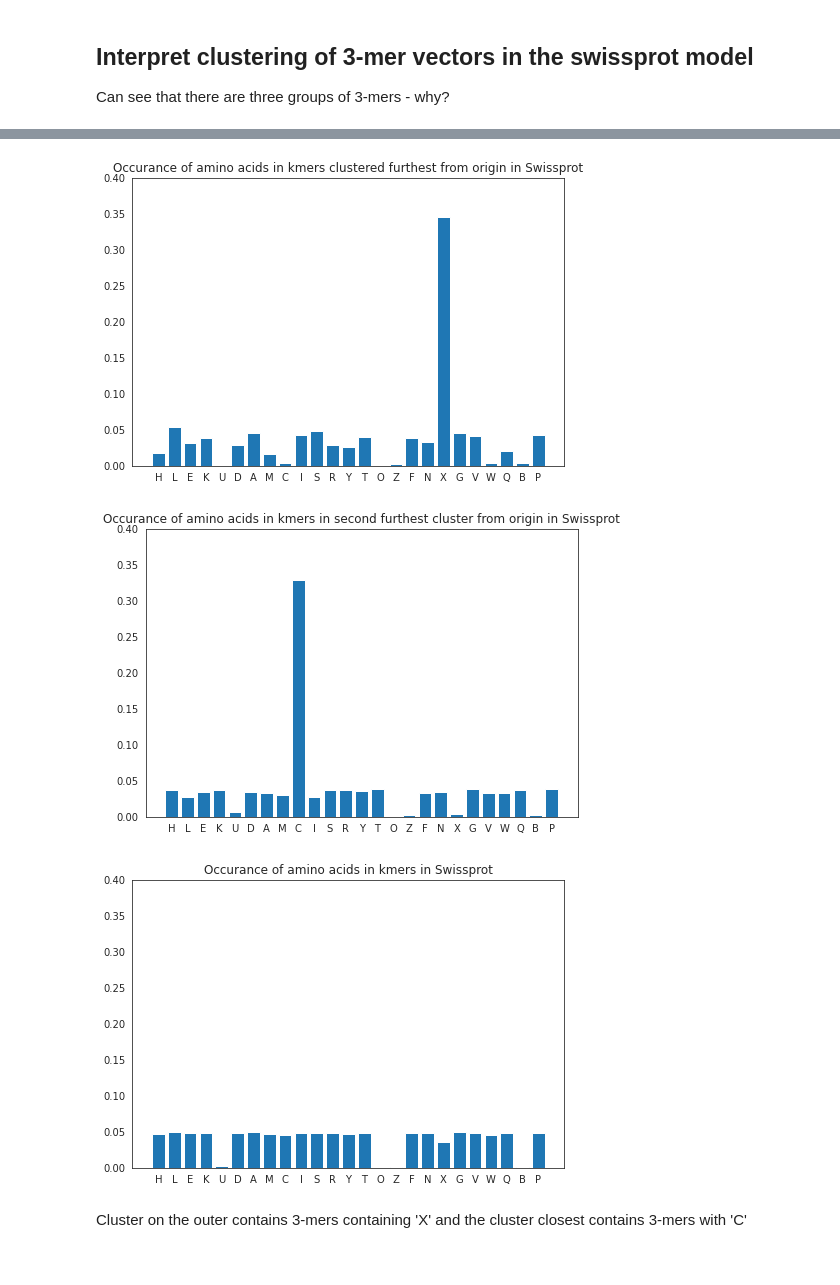
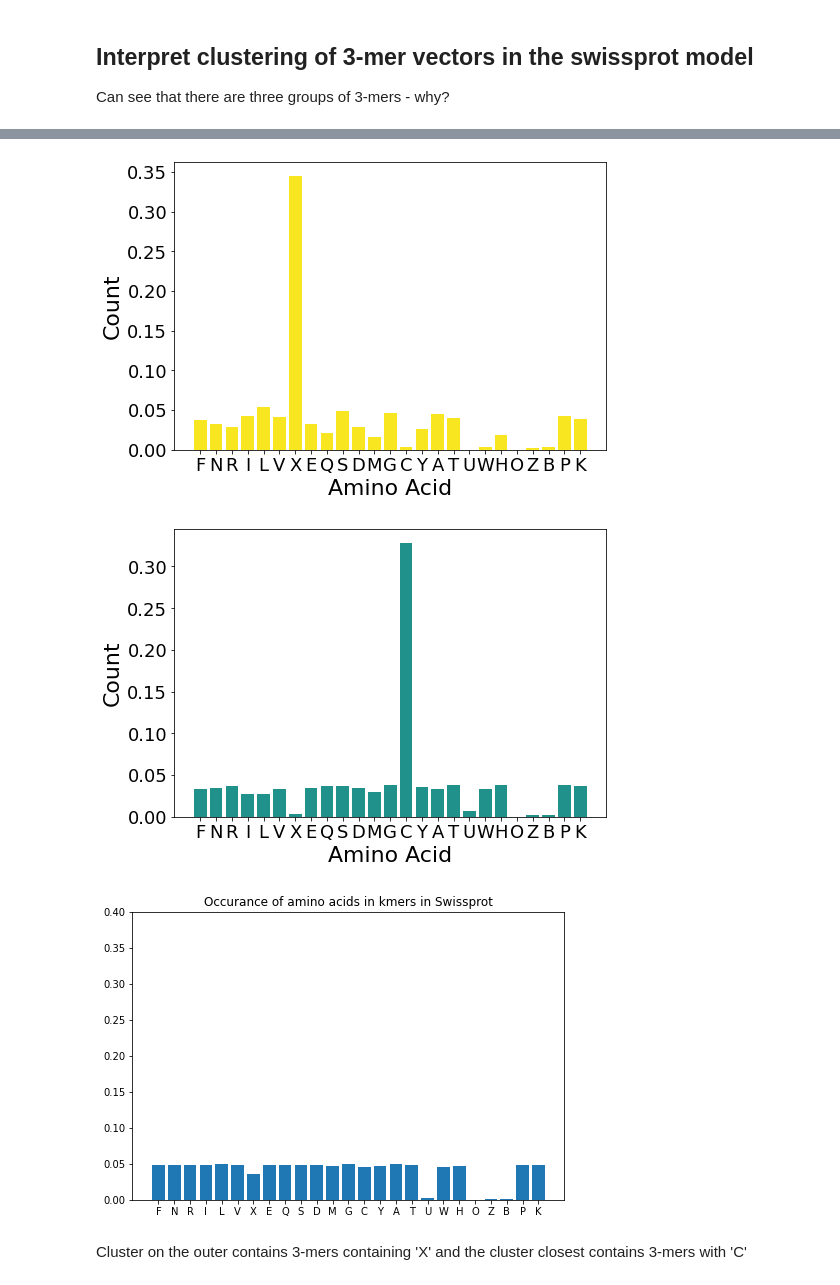
Before and after one commit to susiegriggo/ProtvecBacterialProteins, a Jupyter notebook: notebooks/3-mer_vectors/model_3mers.ipynb, the cells around one changed output, grey strips where cells are left out. Saved outputs shown, nothing was run; the diff lists cells and outputs as text; code cells hidden in the pictures.

```diff
--- a/notebooks/3-mer_vectors/model_3mers.ipynb
+++ b/notebooks/3-mer_vectors/model_3mers.ipynb
@@ -202,6 +202,44 @@ def dict_kmers(alphabet, kmers):
 
     return kmer_aa_dict
 # %%
+def dict_kmers(alphabet, kmers):
+    """Make a dictionary of the amino acids and which kmers they occur in"""
+
+    #make a list of the amino acid occurances
+    alpha_occurances = []
+
+    #iterate through the amino acids
+    for a in alphabet:
+
+        alpha_list = []
+
+        for kmer in kmers:
+            if a in kmer:
+                alpha_list.append(kmer)
+
+        alpha_occurances.append(alpha_list)
+
+    #make into a dictionary
+    kmer_aa_dict = dict(zip(alphabet, alpha_occurances))
+
+    return kmer_aa_dict
+
+#get the color info
+cmap = plt.cm.get_cmap('viridis')
+mid = cmap(0.5)
+start = cmap(0)
+end = cmap(0.99)
+
+#get the occurances of each amino acid in the cluster furthest from the centre
+alphabet = [a for a in list(set(list(''.join(swissprot_kmers)))) if a.isupper()]
+#drop the letters which do not occur in the data
+alphabet.remove('U')
+alphabet.remove('X')
+alphabet.remove('Z')
+alphabet.remove('B')
+alphabet.remove('O')
+alphabet = sorted(alphabet)
+
 #sort the cluster distances
 swissprot_clusters, swissprot_pred = kmeans_info(swissprot_vec, 3)
 swissprot_sorted_clusterdist = np.sort(swissprot_clusters['Distance_from_zero'])[::-1]
@@ -223,42 +261,47 @@ ymax = 0.4
 
 #get the occurances of each amino acid in the cluster furthest from the centre
 alphabet = [a for a in list(set(list(''.join(swissprot_kmers)))) if a.isupper()]
 swissprot_1dist_aa = dict_kmers(alphabet,swissprot_1dist_kmers)
 swissprot_1dist_occurances = [len(swissprot_1dist_aa.get(aa)) for aa in alphabet]
 #normalise by the number of kmers in the cluster
 swissprot_1dist_occurances = swissprot_1dist_occurances/np.sum(swissprot_1dist_occurances)
 fig = plt.figure()
 ax = fig.add_axes([0,0,1,1])
-ax.bar(alphabet,swissprot_1dist_occurances)
-ax.set_ylim([0,ymax])
-ax.set_title('Occurance of amino acids in kmers clustered furthest from origin in Swissprot')
+ax.bar(alphabet,swissprot_1dist_occurances, color = end)
+#ax.set_ylim([0,ymax])
+ax.set_xlabel('Amino Acid', fontsize = 22)
+ax.set_ylabel('Count', fontsize = 22)
+ax.tick_params(axis='both', which='major', labelsize=18)
 plt.show()
+
 
 #get the occcurances of each amino acid in the cluster second furthest from the centre
 swissprot_2dist_aa = dict_kmers(alphabet, swissprot_2dist_kmers)
 swissprot_2dist_occurances = [len(swissprot_2dist_aa.get(aa)) for aa in alphabet]
 swissprot_2dist_occurances = swissprot_2dist_occurances/np.sum(swissprot_2dist_occurances)
 fig = plt.figure()
 ax = fig.add_axes([0,0,1,1])
-ax.bar(alphabet,swissprot_2dist_occurances)
-ax.set_title('Occurance of amino acids in kmers in second furthest cluster from origin in Swissprot')
-ax.set_ylim([0,ymax])
+ax.bar(alphabet,swissprot_2dist_occurances, color = mid)
+#ax.set_ylim([0,ymax])
+ax.set_xlabel('Amino Acid', fontsize = 22)
+ax.set_ylabel('Count', fontsize = 22)
+ax.tick_params(axis='both', which='major', labelsize=18)
 plt.show()
 
 #get the occurances of each amino acid in all kmers (as a baseline)
 swissprot_all_aa = dict_kmers(alphabet, swissprot_kmers)
 swissprot_all_occurances = [len(swissprot_all_aa.get(aa)) for aa in alphabet]
 swissprot_all_occurances = swissprot_all_occurances/np.sum(swissprot_all_occurances)
 fig = plt.figure()
 ax = fig.add_axes([0,0,1,1])
 ax.bar(alphabet,swissprot_all_occurances)
 ax.set_title('Occurance of amino acids in kmers in Swissprot')
 ax.set_ylim([0,ymax])
 plt.show()
 # %% [output]
-[figure, old version]
+[figure, new version]
-[figure, old version]
+[figure, new version]
-[figure, old version]
+[figure, new version]
 # %% [markdown]
 Cluster on the outer contains 3-mers containing 'X' and the cluster closest contains 3-mers with 'C'
 # %% [markdown]
```
Also changed, not shown: parts of 2 cells of this notebook.
